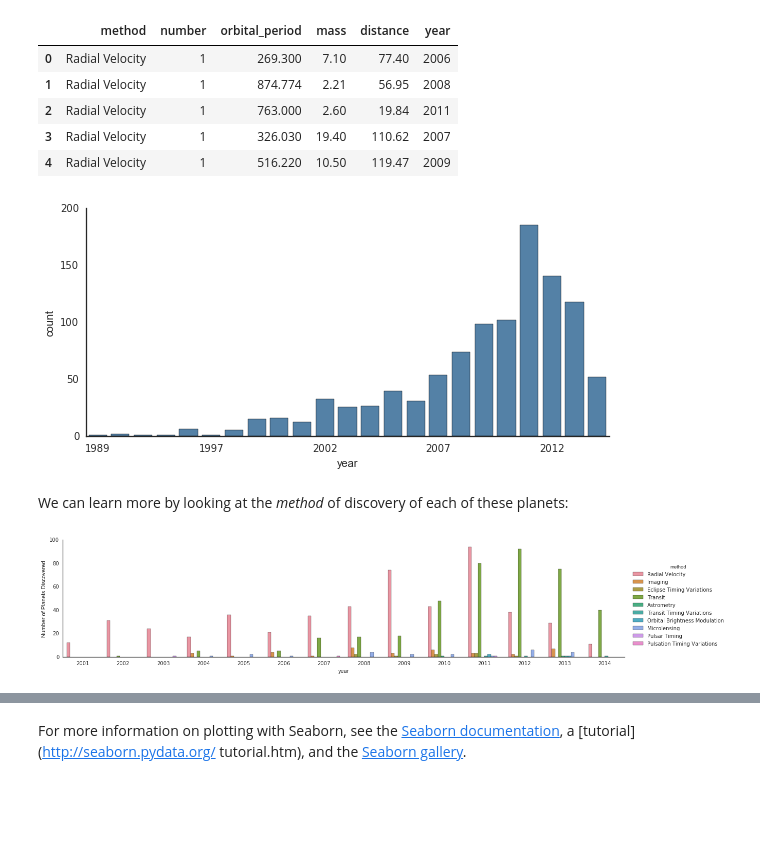
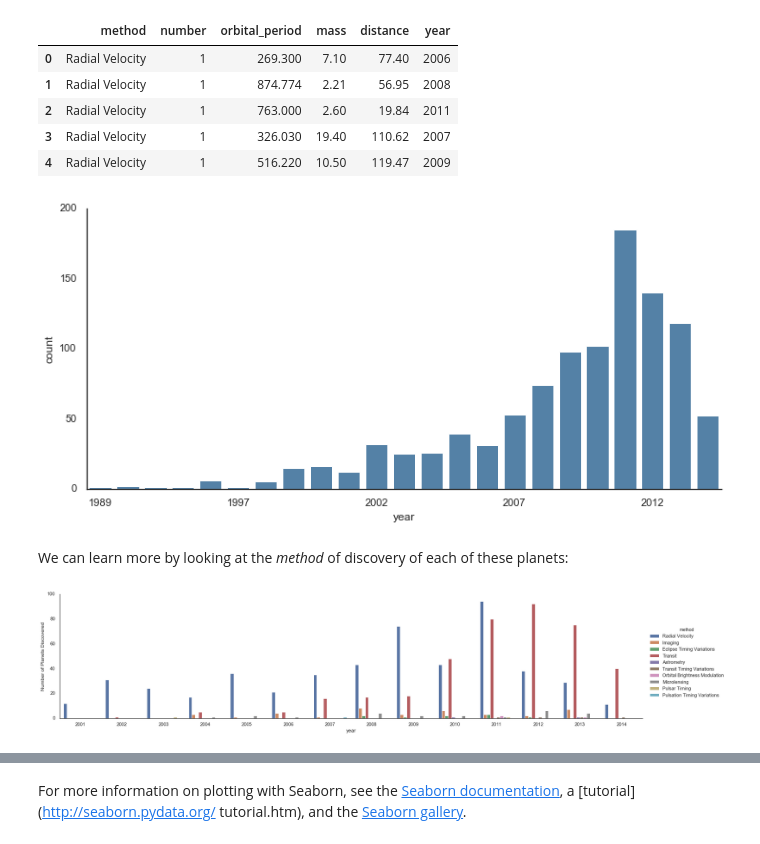
Before and after one commit to gbrs/VanderPlas_Python_DS_Handbook, a Jupyter notebook: notebooks/04.14-Visualization-With-Seaborn.ipynb, the cells around one changed output, grey strips where cells are left out. Drawn from its saved outputs; the diff is of its cells as text; code cells hidden in the pictures; blank space fills up the shorter version.

```diff
--- a/notebooks/04.14-Visualization-With-Seaborn.ipynb
+++ b/notebooks/04.14-Visualization-With-Seaborn.ipynb
@@ -240,17 +245,17 @@ planets.head()
 | 4 | Radial Velocity | 1 | 516.220 | 10.50 | 119.47 | 2009 |
 # %%
 with sns.axes_style('white'):
-    g = sns.factorplot("year", data=planets, aspect=2,
-                       kind="count", color='steelblue')
+    g = sns.catplot("year", data=planets, aspect=2,
+                       kind="count", color='steelblue') ##
     g.set_xticklabels(step=5)
 # %% [output]
-[figure, old version]
+[figure, new version]
 # %% [markdown]
 We can learn more by looking at the *method* of discovery of each of these planets:
 # %%
 with sns.axes_style('white'):
-    g = sns.factorplot("year", data=planets, aspect=4.0, kind='count',
-                       hue='method', order=range(2001, 2015))
+    g = sns.catplot("year", data=planets, aspect=4.0, kind='count',
+                       hue='method', order=range(2001, 2015)) ##
     g.set_ylabels('Number of Planets Discovered')
 # %% [output]
-[figure, old version]
+[figure, new version]
```
Also changed, not shown: parts of 7 cells of this notebook.
